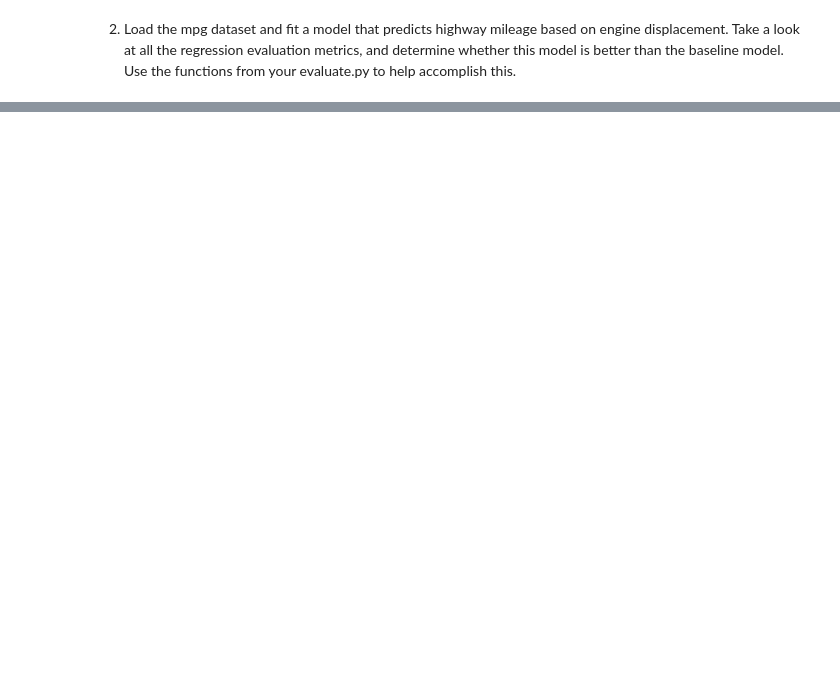
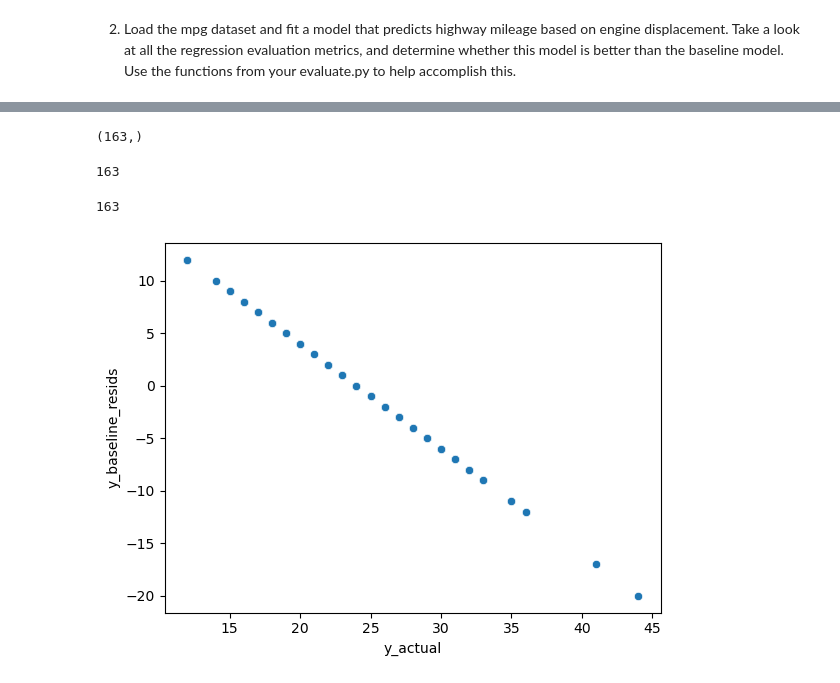
Before and after one commit to Marc-Aradillas/regression-exercises, a Jupyter notebook: evaluate.ipynb, the cells around one changed output, grey strips where cells are left out. Cells and saved outputs as stored; diff of their text form; code cells hidden in the pictures; blank space fills up the shorter version.

```diff
--- a/evaluate.ipynb
+++ b/evaluate.ipynb
@@ -316,0 +510,11 @@ True
+# %%
+#rename
+train.rename(columns={'displ': 'displacement'}, inplace=True)
+val.rename(columns={'displ': 'displacement'}, inplace=True)
+# %%
+#prep x and y subets
+X_train, y_train, X_val, y_val = prepare_data(train, val, 'displacement', 'hwy')
+# %%
+#baseline predictions
+preds = create_baseline_predictions(y_train)
+preds.head()
@@ -316,0 +554,29 @@ True
+# %%
+model_preds.shape
+# %% [output]
+(163,)
+# %%
+X_train.shape[0]
+# %% [output]
+163
+# %%
+preds.shape[0]
+# %% [output]
+163
+# %%
+# assuming X and y are already defined
+model = LinearRegression().fit(X_train, y_train)
+
+model.fit(X_train, y_train)
+
+preds['y_hat'] = model.predict(X_train)
+# %%
+# calculating residuals
+preds['y_baseline_resids'] = preds['y_baseline'] - preds['y_actual']
+preds.head()
+
+# baseline
+sns.scatterplot(data=preds, x='y_actual', y='y_baseline_resids')
+plt.show()
+# %% [output]
+[figure, added]
```
Also changed, not shown: parts of 21 cells of this notebook, 1 other file.
